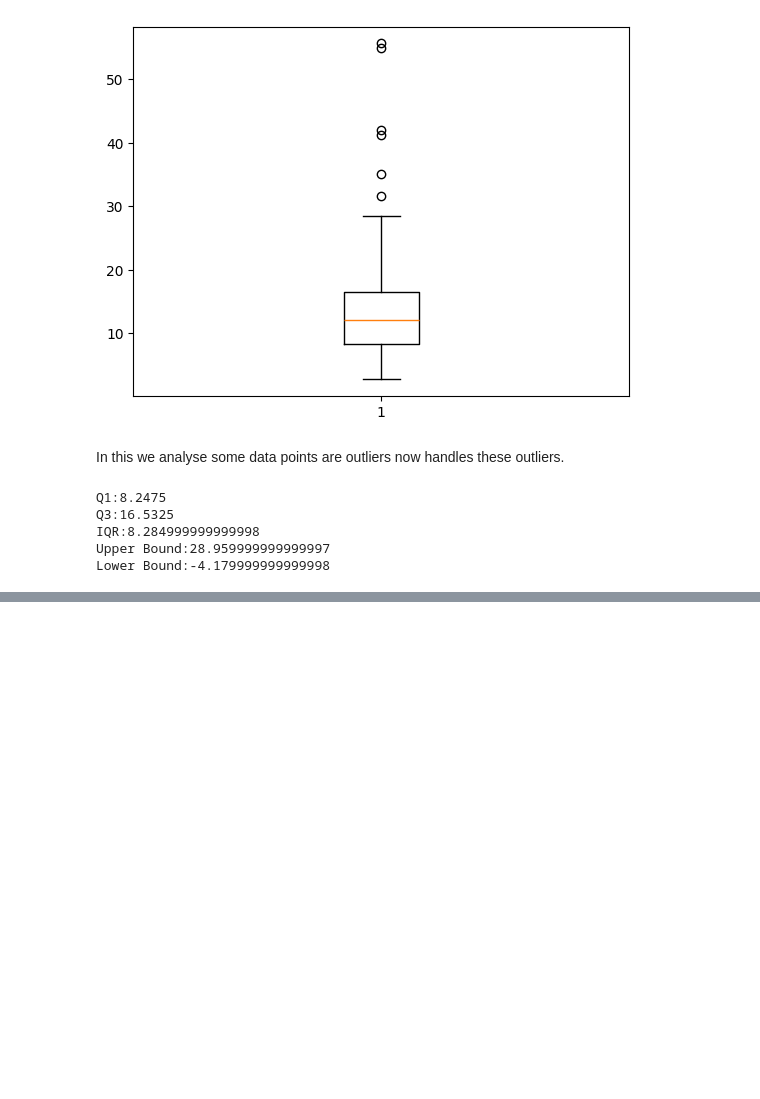
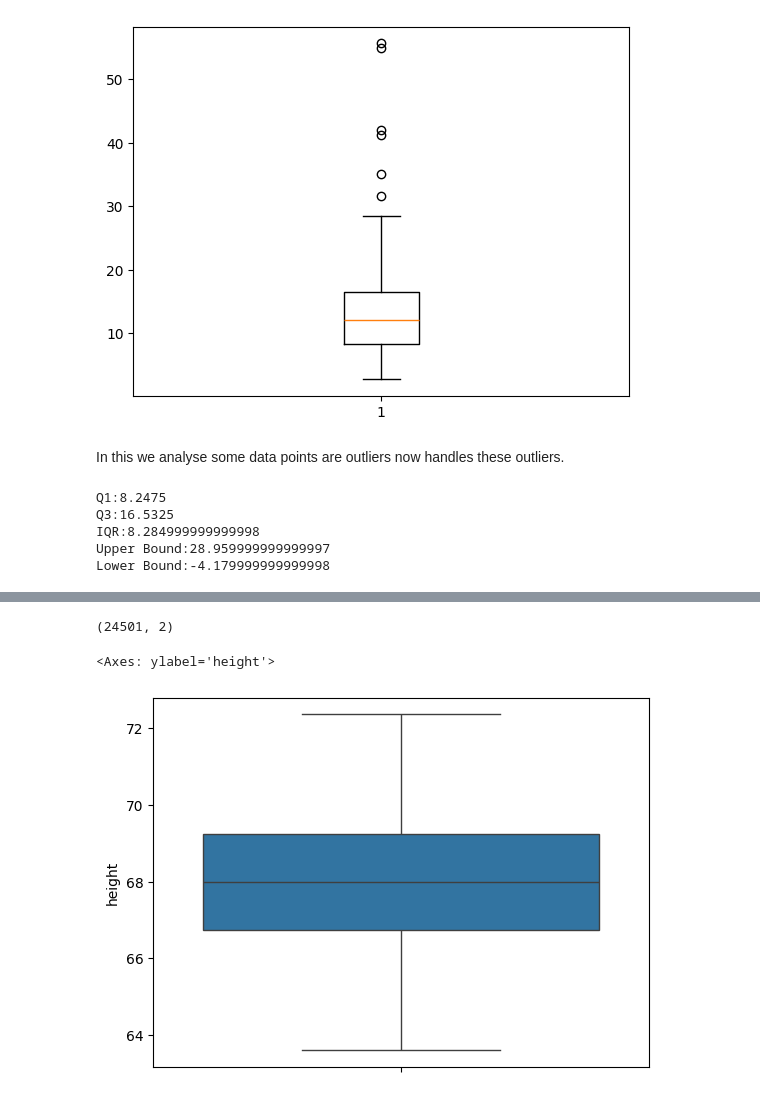
Before and after one commit to Shekhar7017/EDA, a Jupyter notebook: FeatureEngineering.ipynb, the cells around one changed output, grey strips where cells are left out. Saved outputs shown, nothing was run; the diff lists cells and outputs as text; code cells hidden in the pictures; blank space fills up the shorter version.

```diff
--- a/FeatureEngineering.ipynb
+++ b/FeatureEngineering.ipynb
@@ -2138,0 +2183,15 @@ df.tail(20)
+# %%
+#Detect outliers
+
+# now set percentile as upper and lower boundaries.
+
+upper_height = df['height'].quantile(0.99)
+lower_height = df['height'].quantile(0.01)
+
+upper_weight = df['weight'].quantile(0.99)
+lower_weight = df['weight'].quantile(0.01)
+
+print(upper_height)
+print(lower_height)
+print(upper_weight)
+print(lower_weight)
@@ -2138,0 +2237,3 @@ df.tail(20)
+# %%
+# Trimming on Height column
+new_df = df[(df['height'] < 72.37) & (df['height'] > 63.59)]
@@ -2138,0 +2244,3 @@ df.tail(20)
+# %%
+# Capping on Weight column on derived dataset new_df
+new_df['weight'] = new_df['weight'].clip(upper = upper_weight, lower= lower_weight)
@@ -2138,0 +2253,9 @@ df.tail(20)
+# %%
+new_df.shape
+# %% [output]
+(24501, 2)
+# %%
+sns.boxplot(new_df['height'])
+# %% [output]
+<Axes: ylabel='height'>
+[figure, added]
```
Also changed, not shown: parts of 17 cells of this notebook, 1 other file.
